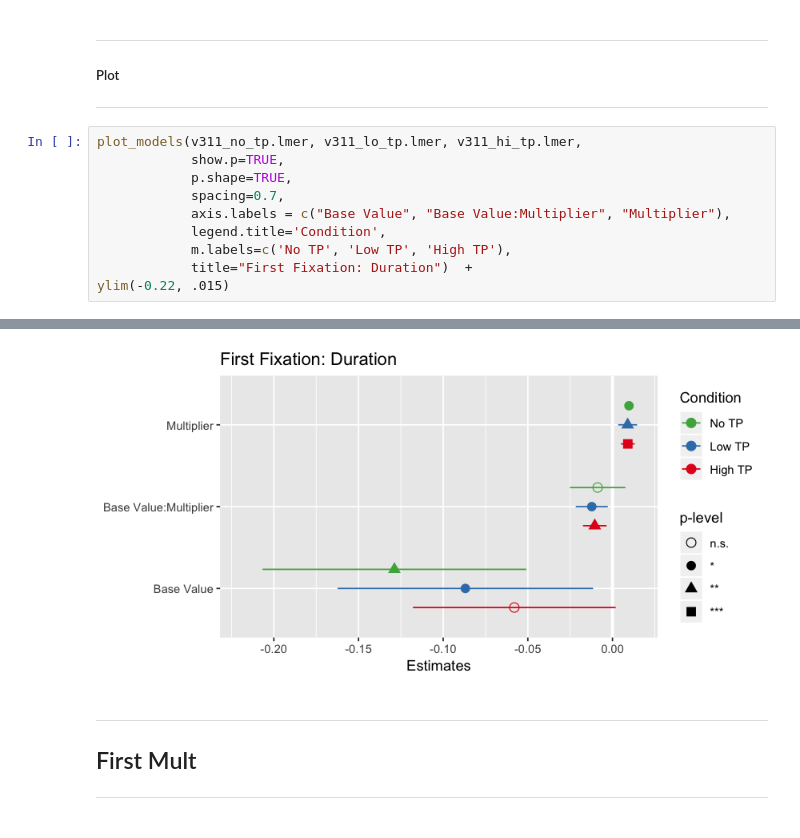
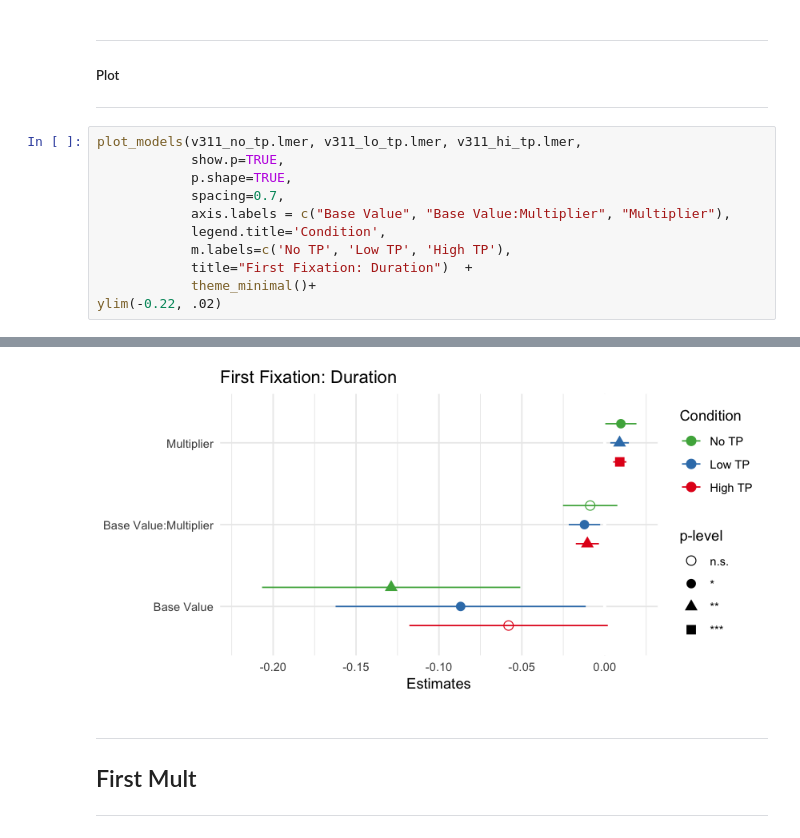
Before and after one commit to danieljwilson/MADE, a Jupyter notebook: 3_experiment/3_3_data_analysis_md/v311.ipynb, the cells around one changed output, grey strips where cells are left out. Drawn from its saved outputs; the diff is of its cells as text.

```diff
--- a/3_experiment/3_3_data_analysis_md/v311.ipynb
+++ b/3_experiment/3_3_data_analysis_md/v311.ipynb
@@ -457,7 +457,8 @@ plot_models(v311_no_tp.lmer, v311_lo_tp.lmer, v311_hi_tp.lmer,
             legend.title='Condition',
             m.labels=c('No TP', 'Low TP', 'High TP'),
             title="First Fixation: Duration")  +
-ylim(-0.22, .015)
+            theme_minimal()+
+ylim(-0.22, .02)
 # %% [output]
 Scale for 'y' is already present. Adding another scale for 'y', which will
 replace the existing scale.
@@ -466,4 +465,4 @@ Warning message:
-[figure, old version]
+[figure, new version]
 # %% [markdown]
 ---
 ## First Mult
```
Also changed, not shown: parts of 180 cells of this notebook.
